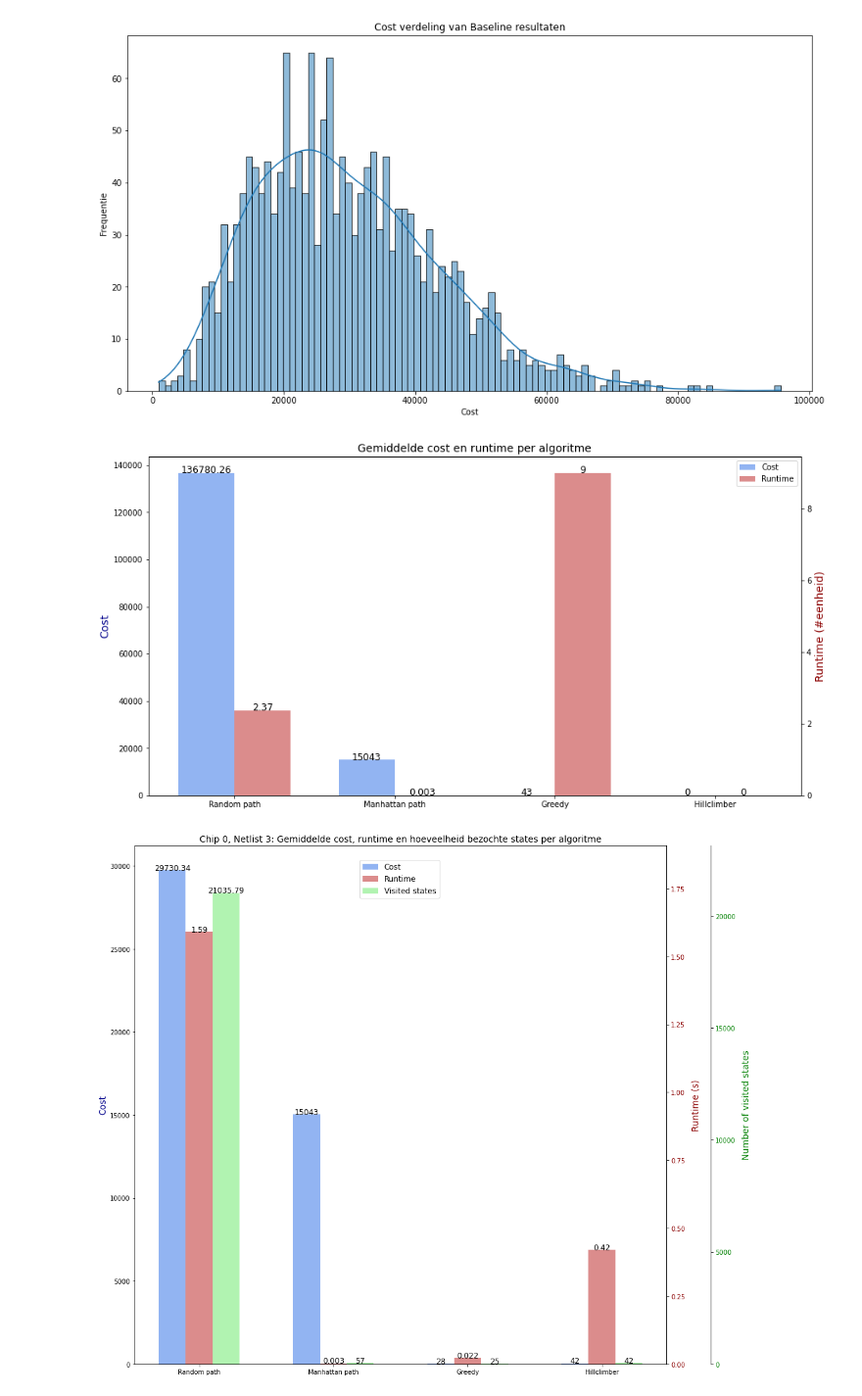
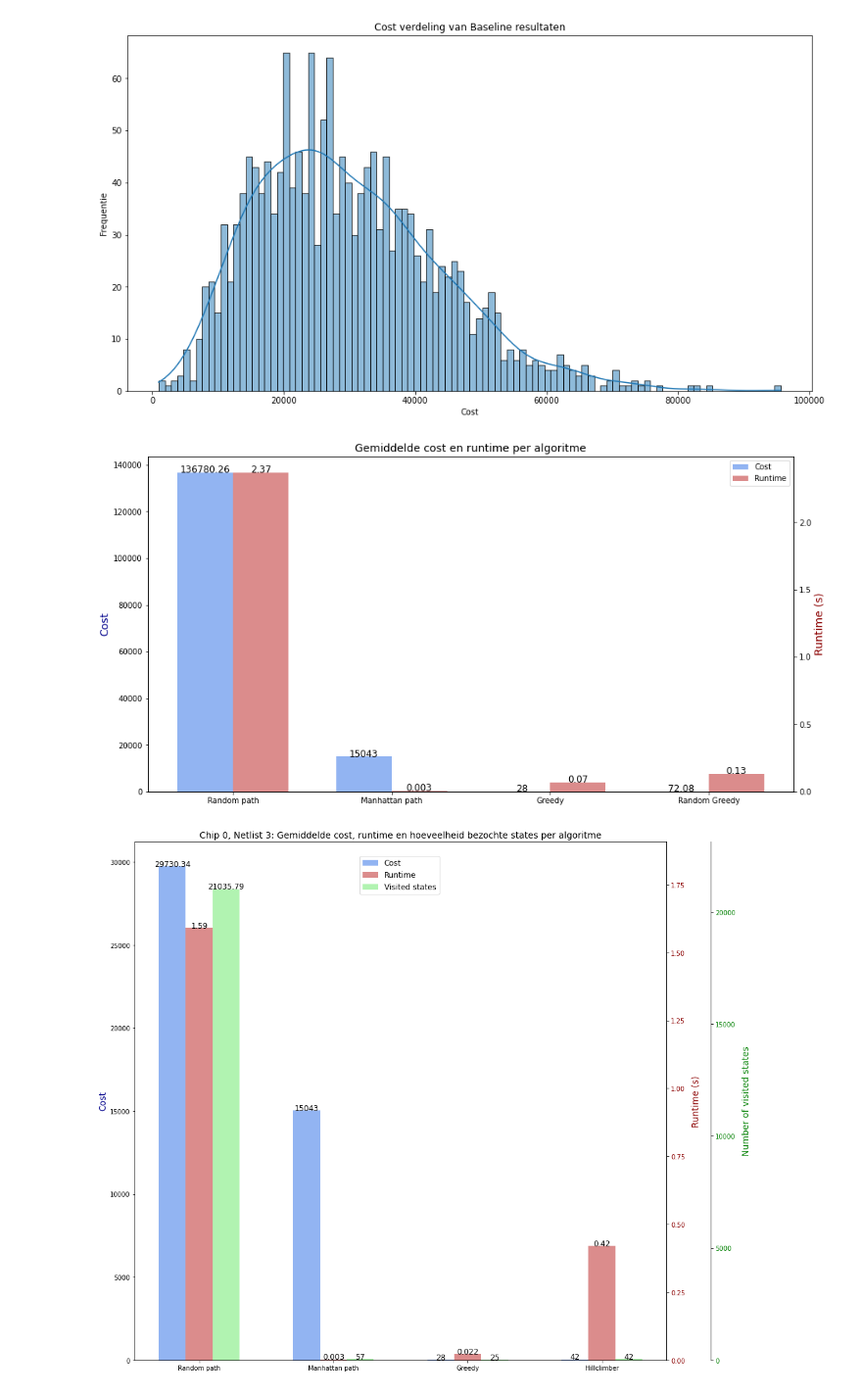
Before and after one commit to AlgorithmsAndHeuristics/ChipsAndCircuits, a Jupyter notebook: code/experiments/experiments.ipynb, the cells around one changed output. Shown at 98% size. Saved outputs shown, nothing was run; the diff lists cells and outputs as text; code cells hidden in the pictures.

```diff
--- a/code/experiments/experiments.ipynb
+++ b/code/experiments/experiments.ipynb
@@ -83,8 +83,21 @@ for line in file:
     greedy_nl4_runtimes.append(float(line[1]))
 
 file.close()
+
+# Load random greedy data of Netlist 3
+r_greedy_nl3_costs = []
+r_greedy_nl3_runtimes = []
+r_greedy_nl3_states = []
+
+file = open("results/random_greedy_costs03.txt", "r")
+for line in file:
+    line = line.split(',')
+    r_greedy_nl3_costs.append(int(line[0]))
+    r_greedy_nl3_runtimes.append(float(line[1]))
+    r_greedy_nl3_states.append(int(line[2]))
+file.close()
 # %%
-data = random_nl1_costs
+data = random_nl3_costs
 
 # Maak de boxplot
 fig = plt.figure(figsize=(13, 13))
@@ -130,9 +143,10 @@ plt.show()
 [figure]
 # %%
 # Data
-algorithms = ['Random path', 'Manhattan path', 'Greedy', 'Hillclimber']
-cost = [round(np.mean(random_nl3_costs), 2), manhattan_nl3_cost, 43, 0]
-runtime = [round(np.mean(random_nl3_runtimes), 2), round(np.mean(manhattan_nl3_runtimes), 3), 9, 0]
+algorithms = ['Random path', 'Manhattan path', 'Greedy', 'Random Greedy']
+cost = [round(np.mean(random_nl3_costs), 2), manhattan_nl3_cost, greedy_nl3_cost, round(np.mean(r_greedy_nl3_costs), 2)]
+runtime = [round(np.mean(random_nl3_runtimes), 2), round(np.mean(manhattan_nl3_runtimes), 3),
+           round(np.mean(greedy_nl3_runtimes),2), round(np.mean(r_greedy_nl3_runtimes), 2)]
 
 bar_width = 0.35
 
@@ -150,34 +164,34 @@ ax1.set_ylabel('Cost', color='darkblue', fontsize=14)
 
 # Voeg een tweede y-as toe
 ax2 = ax1.twinx()
-ax2.set_ylabel('Runtime (#eenheid)', color='darkred', fontsize=14)
+ax2.set_ylabel('Runtime (s)', color='darkred', fontsize=14)
 #ax2.set_ylim([0, 100])
 
 # Voeg de runtime staaf toe
 bar2 = ax2.bar(x + bar_width/2, runtime, width=bar_width, color='indianred', alpha=0.7)
 
 
 # Voeg de x-as ticks en labels toe
 ax1.set_xticks(x)
 ax1.set_xticklabels(algorithms)
 
 
 # Schrijf de cost waardes boven de staven
 for i, value in enumerate(cost):
     ax1.text(i - bar_width/2, value + 0.4, str(value), ha="center", fontsize=12)
 
 # Schrijf de runtime waardes boven de staven
 for i, value in enumerate(runtime):
     ax2.text(i + bar_width/2, value + 0.001, str(value), ha="center", fontsize=12)
 
 
 
 # Voeg een titel en legenda toe
 plt.title('Gemiddelde cost en runtime per algoritme',fontsize=14)
 ax1.legend([bar1, bar2], ['Cost', 'Runtime'])
 
 plt.show()
 # %% [output]
-[figure, old version]
+[figure, new version]
 # %%
 # Data
```
Also changed, not shown: parts of 6 cells of this notebook, 5 other files.
